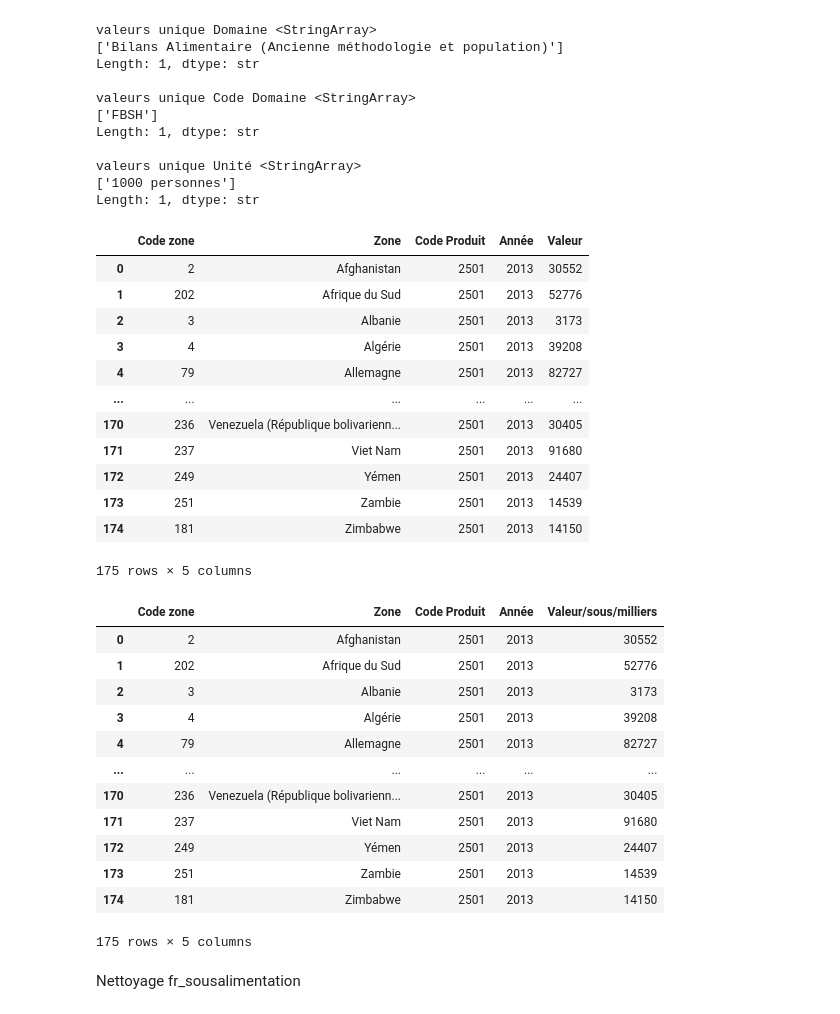
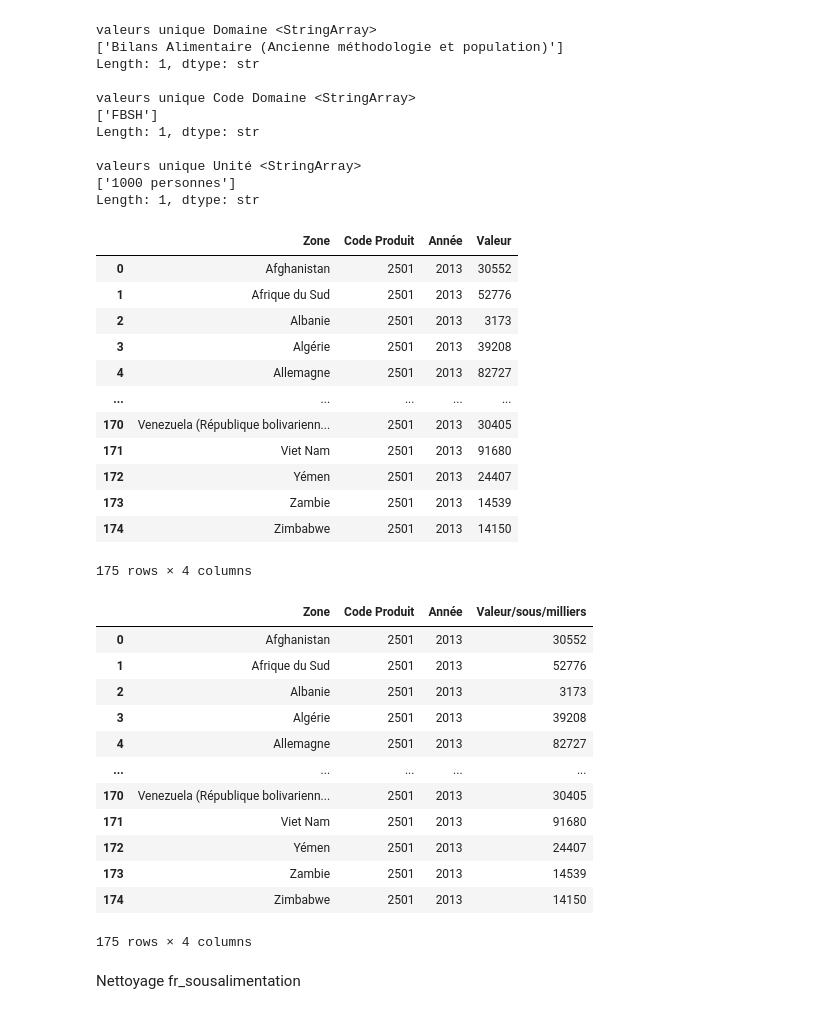
Before and after one commit to SIMPLON-DIST-Data-Analyst-211541/Hanna_Bief_FAO, a Jupyter notebook: FAO/Nettoyage.ipynb, the cells around one changed output. Drawn from its saved outputs; the diff is of its cells as text; code cells hidden in the pictures.

```diff
--- a/FAO/Nettoyage.ipynb
+++ b/FAO/Nettoyage.ipynb
@@ -352,39 +352,40 @@ valeurs unique Unité <StringArray>
 ['1000 personnes']
 Length: 1, dtype: str
 # %%
-df_popul = df_popul.drop(columns=['Code Domaine','Domaine','Symbole', 'Description du Symbole','Code année','Code Élément','Produit','Unité','Élément'])
+df_popul = df_popul.drop(columns=['Code zone','Code Domaine','Domaine','Symbole', 'Description du Symbole','Code année','Code Élément','Produit','Unité','Élément'])
+
 df_popul
 # %% [output]
-|  | Code zone | Zone | Code Produit | Année | Valeur |
-| 0 | 2 | Afghanistan | 2501 | 2013 | 30552 |
-| 1 | 202 | Afrique du Sud | 2501 | 2013 | 52776 |
-| 2 | 3 | Albanie | 2501 | 2013 | 3173 |
-| 3 | 4 | Algérie | 2501 | 2013 | 39208 |
-| 4 | 79 | Allemagne | 2501 | 2013 | 82727 |
-| ... | ... | ... | ... | ... | ... |
-| 170 | 236 | Venezuela (République bolivarienn... | 2501 | 2013 | 30405 |
-| 171 | 237 | Viet Nam | 2501 | 2013 | 91680 |
-| 172 | 249 | Yémen | 2501 | 2013 | 24407 |
-| 173 | 251 | Zambie | 2501 | 2013 | 14539 |
-| 174 | 181 | Zimbabwe | 2501 | 2013 | 14150 |
+|  | Zone | Code Produit | Année | Valeur |
+| 0 | Afghanistan | 2501 | 2013 | 30552 |
+| 1 | Afrique du Sud | 2501 | 2013 | 52776 |
+| 2 | Albanie | 2501 | 2013 | 3173 |
+| 3 | Algérie | 2501 | 2013 | 39208 |
+| 4 | Allemagne | 2501 | 2013 | 82727 |
+| ... | ... | ... | ... | ... |
+| 170 | Venezuela (République bolivarienn... | 2501 | 2013 | 30405 |
+| 171 | Viet Nam | 2501 | 2013 | 91680 |
+| 172 | Yémen | 2501 | 2013 | 24407 |
+| 173 | Zambie | 2501 | 2013 | 14539 |
+| 174 | Zimbabwe | 2501 | 2013 | 14150 |
-175 rows × 5 columns
+175 rows × 4 columns
 # %%
 df_popul = df_popul.rename(columns={'Valeur': 'Valeur/sous/milliers'})
 df_popul
 # %% [output]
-|  | Code zone | Zone | Code Produit | Année | Valeur/sous/milliers |
-| 0 | 2 | Afghanistan | 2501 | 2013 | 30552 |
-| 1 | 202 | Afrique du Sud | 2501 | 2013 | 52776 |
-| 2 | 3 | Albanie | 2501 | 2013 | 3173 |
-| 3 | 4 | Algérie | 2501 | 2013 | 39208 |
-| 4 | 79 | Allemagne | 2501 | 2013 | 82727 |
-| ... | ... | ... | ... | ... | ... |
-| 170 | 236 | Venezuela (République bolivarienn... | 2501 | 2013 | 30405 |
-| 171 | 237 | Viet Nam | 2501 | 2013 | 91680 |
-| 172 | 249 | Yémen | 2501 | 2013 | 24407 |
-| 173 | 251 | Zambie | 2501 | 2013 | 14539 |
-| 174 | 181 | Zimbabwe | 2501 | 2013 | 14150 |
+|  | Zone | Code Produit | Année | Valeur/sous/milliers |
+| 0 | Afghanistan | 2501 | 2013 | 30552 |
+| 1 | Afrique du Sud | 2501 | 2013 | 52776 |
+| 2 | Albanie | 2501 | 2013 | 3173 |
+| 3 | Algérie | 2501 | 2013 | 39208 |
+| 4 | Allemagne | 2501 | 2013 | 82727 |
+| ... | ... | ... | ... | ... |
+| 170 | Venezuela (République bolivarienn... | 2501 | 2013 | 30405 |
+| 171 | Viet Nam | 2501 | 2013 | 91680 |
+| 172 | Yémen | 2501 | 2013 | 24407 |
+| 173 | Zambie | 2501 | 2013 | 14539 |
+| 174 | Zimbabwe | 2501 | 2013 | 14150 |
-175 rows × 5 columns
+175 rows × 4 columns
 # %% [markdown]
 Nettoyage fr_sousalimentation
 # %%
```
Also changed, not shown: parts of 12 cells of this notebook.
